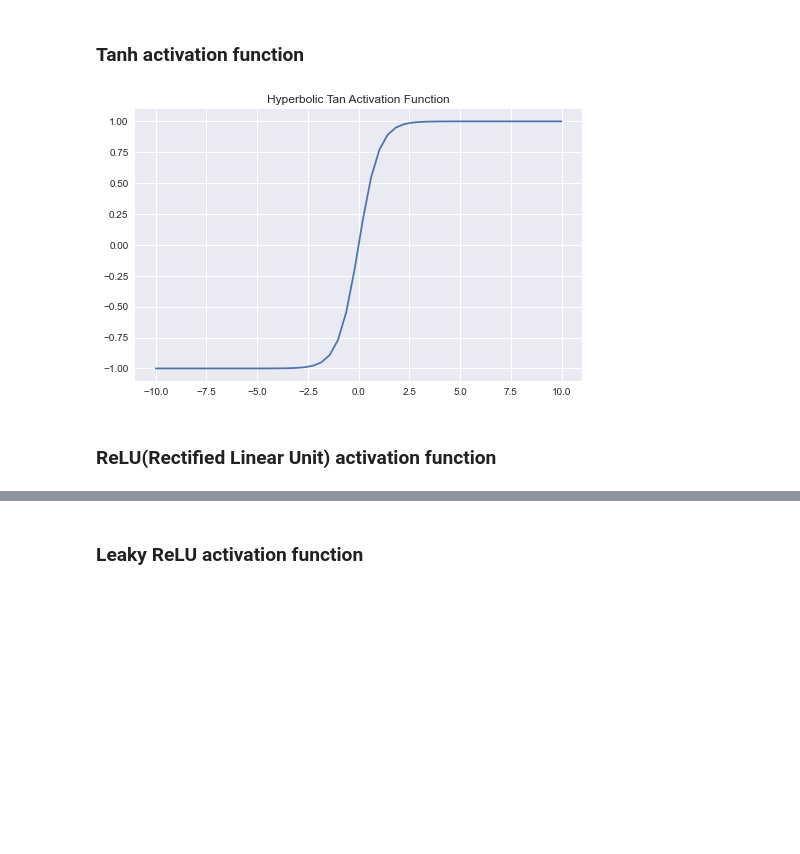
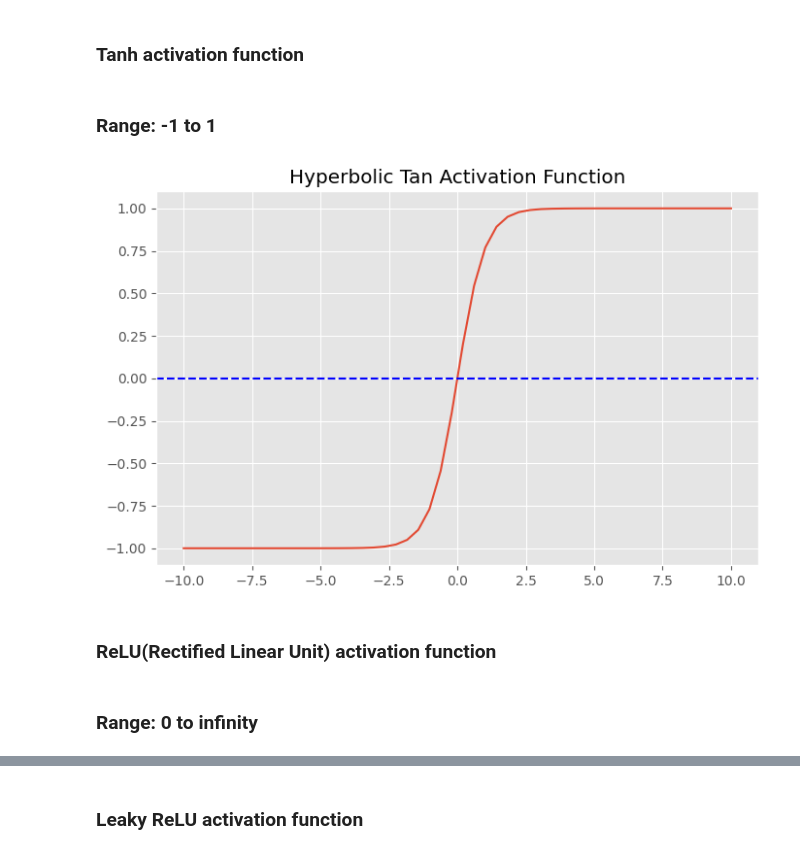
Before and after one commit to alaminbhuyan/Activation-Function-Implementation, a Jupyter notebook: Activation Function.ipynb, the cells around one changed output, grey strips where cells are left out. Cells and saved outputs as stored; diff of their text form; code cells hidden in the pictures; blank space fills up the shorter version.

```diff
--- a/Activation Function.ipynb
+++ b/Activation Function.ipynb
@@ -14,14 +14,14 @@ import matplotlib.pyplot as plt
 # %% [markdown]
 ### Linear activation function
 # %%
-plt.style.use('seaborn')
+plt.style.use('ggplot')
 plt.figure(figsize=(8,5))
 
 def linear(number):
     return number
 
 number = np.linspace(-10, 10)
-# print("The numbers are: ", number)
+print("The numbers are: ", number)
 plt.plot(number, linear(number))
 plt.plot([0.5])
 plt.title("Linear Activation Function")
@@ -40,7 +50,7 @@ Link: https://numpy.org/doc/stable/reference/generated/numpy.heaviside.html
 # %% [markdown]
 ![image.png](attachment:bf050512-796f-4dc5-8fb1-c4e4f93c29ca.png)
 # %%
-plt.style.use('seaborn')
+plt.style.use('ggplot')
 plt.figure(figsize=(8,5))
 
 def binaryStep(number):
@@ -59,6 +71,6 @@ plt.show()
 # %%
-plt.style.use('seaborn')
-plt.figure(figsize=(8,5))
+plt.style.use('ggplot')
+plt.figure(figsize=(8, 5))
 
 def sigmoid(number):
     return 1 / (1 + np.exp(-number)) # We can also write math.exp(-number)
@@ -66,7 +78,7 @@ def sigmoid(number):
 number = np.linspace(-10, 10)
 print("The numbers are: ", number)
 plt.plot(number, sigmoid(number))
-plt.plot([0.5])
+plt.axhline(y=0.5, color='blue', linestyle='--')
 plt.title("Binary Sigmoid Activation Function")
 plt.show()
 # %% [output]
@@ -84,19 +96,24 @@ The numbers are:  [-10.          -9.59183673  -9.18367347  -8.7755102   -8.36734
 # %% [markdown]
 ### Tanh activation function
+# %% [markdown]
+### Range: -1 to 1
 # %%
-plt.style.use('seaborn')
+plt.style.use('ggplot')
 plt.figure(figsize=(8,5))
 
 def tanh(number):
     return np.tanh(number)
 
 number = np.linspace(-10, 10)
 # print("The numbers are: ", number)
 plt.plot(number, tanh(number))
+plt.axhline(y=0.0, color='blue', linestyle='--')
 plt.title("Hyperbolic Tan Activation Function")
 plt.show()
 # %% [output]
-[figure, old version]
+[figure, new version]
 # %% [markdown]
 ### ReLU(Rectified Linear Unit) activation function
+# %% [markdown]
+### Range: 0 to infinity
 # %%
```
Also changed, not shown: parts of 8 cells of this notebook.
